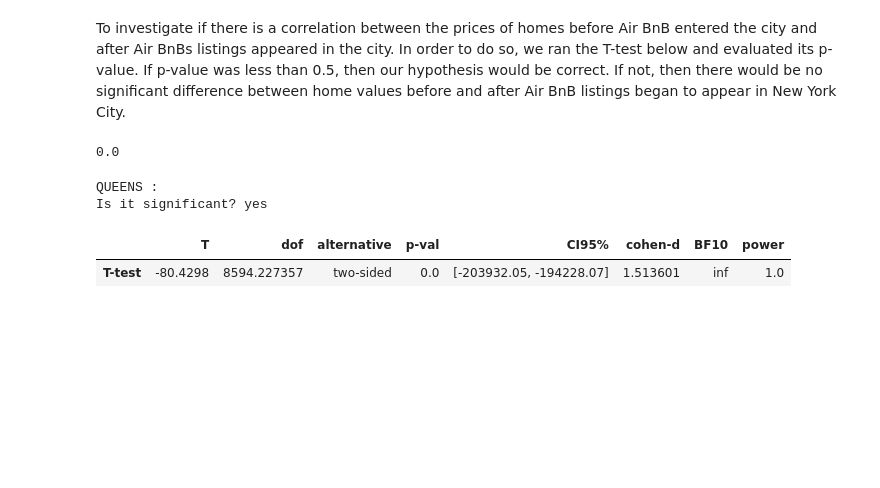
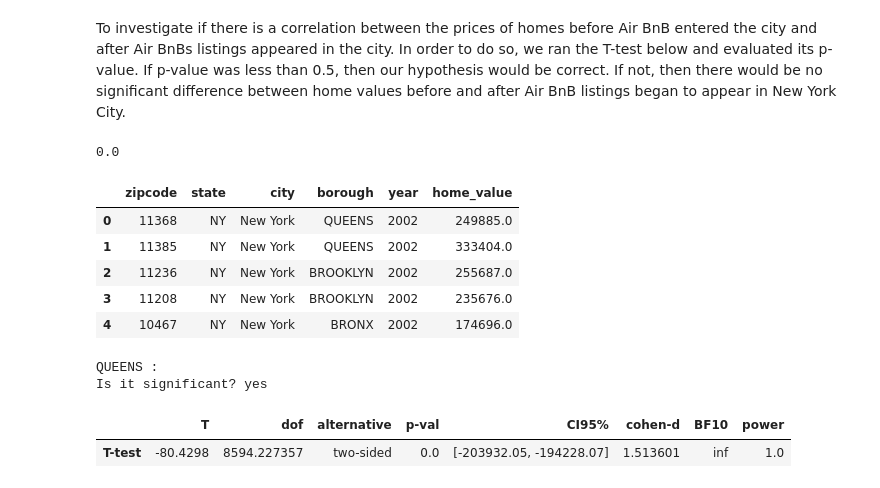
Before and after one commit to hpuma/Airbnb_Rental_Project, a Jupyter notebook: FINAL_EDA_NOTEBOOK.ipynb, the cells around one changed output. Saved outputs shown, nothing was run; the diff lists cells and outputs as text; code cells hidden in the pictures; blank space fills up the shorter version.

```diff
--- a/FINAL_EDA_NOTEBOOK.ipynb
+++ b/FINAL_EDA_NOTEBOOK.ipynb
@@ -278,6 +279,15 @@ p = float(p)
 p
 # %% [output]
 0.0
+# %%
+df.head()
+# %% [output]
+|  | zipcode | state | city | borough | year | home_value |
+| 0 | 11368 | NY | New York | QUEENS | 2002 | 249885.0 |
+| 1 | 11385 | NY | New York | QUEENS | 2002 | 333404.0 |
+| 2 | 11236 | NY | New York | BROOKLYN | 2002 | 255687.0 |
+| 3 | 11208 | NY | New York | BROOKLYN | 2002 | 235676.0 |
+| 4 | 10467 | NY | New York | BRONX | 2002 | 174696.0 |
 # %%
 # Test whether there is a statistically significant difference
 #     between home values before 2015 and home values after 2015 (inclusively) by borough.
```
Also changed, not shown: parts of 8 cells of this notebook, 1 other file.
